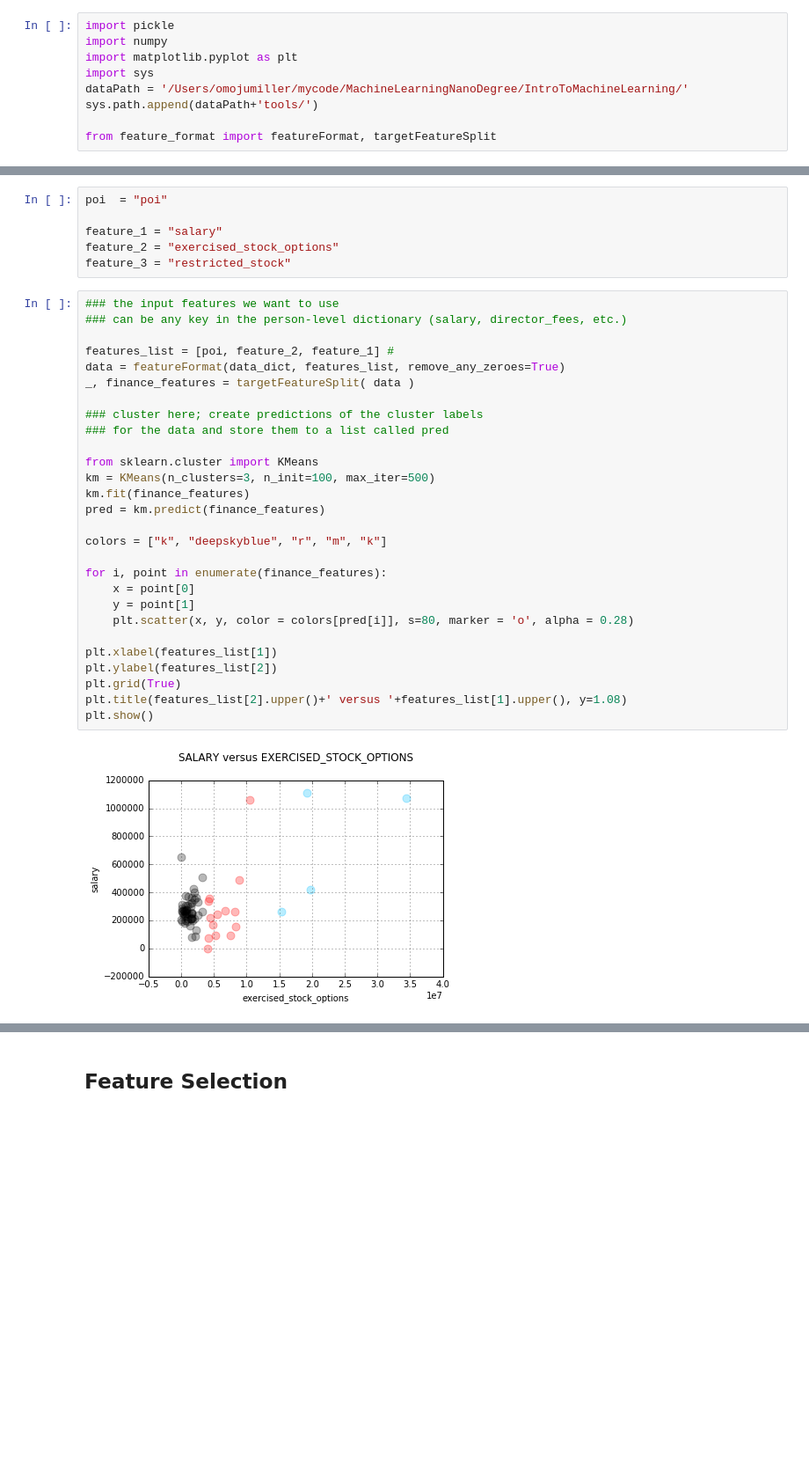
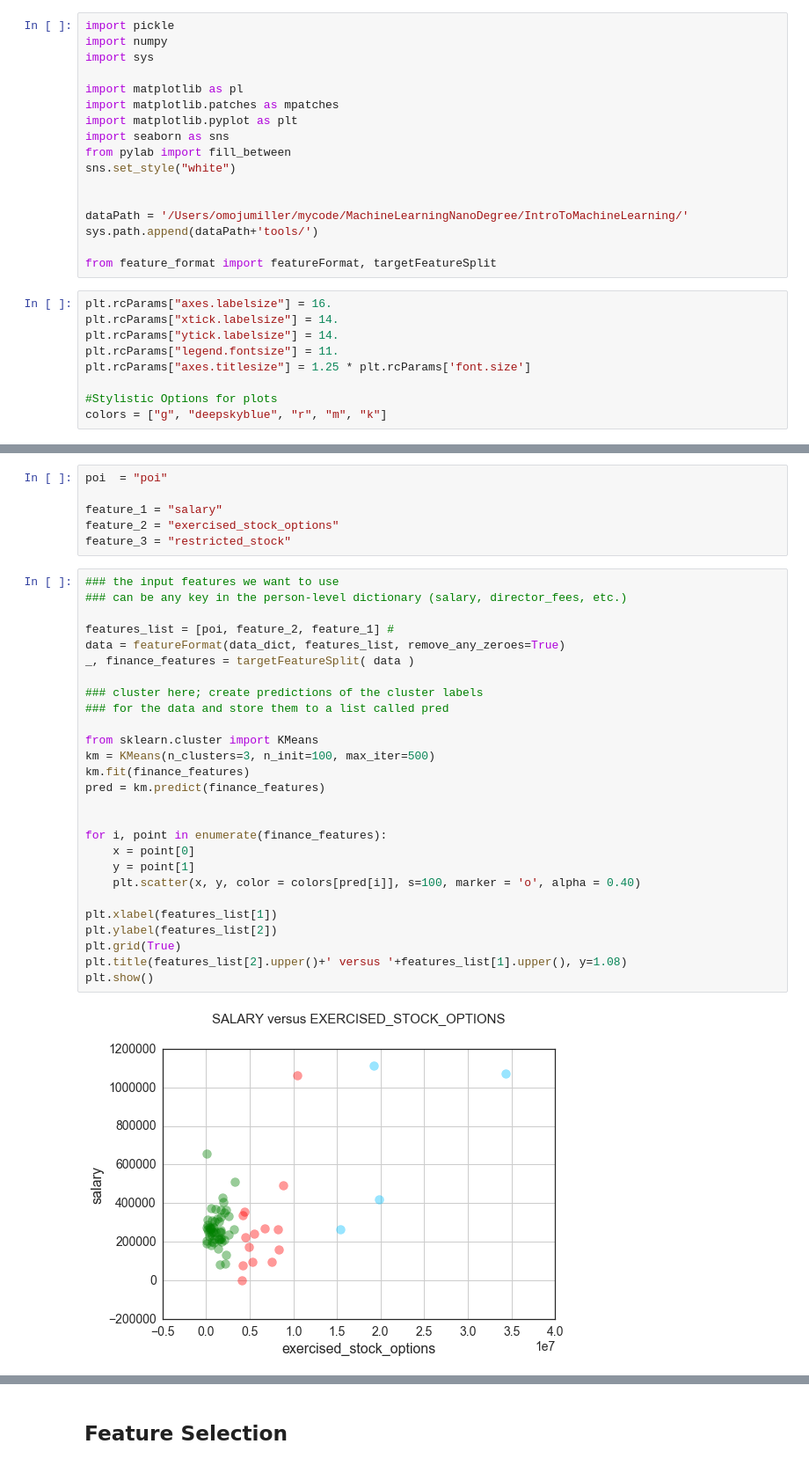
Before and after one commit to omoju/identifyFraudFromEnronEmail, a Jupyter notebook: clustering.ipynb, the cells around one changed output, grey strips where cells are left out. Shown at 88% size. Drawn from its saved outputs; the diff is of its cells as text; blank space fills up the shorter version.

```diff
--- a/clustering.ipynb
+++ b/clustering.ipynb
@@ -5,12 +5,29 @@ Populating the interactive namespace from numpy and matplotlib
 # %%
 import pickle
 import numpy
+import sys
+
+import matplotlib as pl
+import matplotlib.patches as mpatches
 import matplotlib.pyplot as plt
-import sys
+import seaborn as sns
+from pylab import fill_between
+sns.set_style("white")
+
+
 dataPath = '/Users/omojumiller/mycode/MachineLearningNanoDegree/IntroToMachineLearning/'
 sys.path.append(dataPath+'tools/')
 
 from feature_format import featureFormat, targetFeatureSplit
+# %%
+plt.rcParams["axes.labelsize"] = 16.
+plt.rcParams["xtick.labelsize"] = 14.
+plt.rcParams["ytick.labelsize"] = 14.
+plt.rcParams["legend.fontsize"] = 11.
+plt.rcParams["axes.titlesize"] = 1.25 * plt.rcParams['font.size']
+
+#Stylistic Options for plots
+colors = ["g", "deepskyblue", "r", "m", "k"]
 # %%
 ### load in the dict of dicts containing all the data on each person in the dataset
 data_dict = pickle.load( open('cleaned_dataset.pkl', "r") )
@@ -23,33 +40,32 @@ feature_3 = "restricted_stock"
 # %%
 ### the input features we want to use
 ### can be any key in the person-level dictionary (salary, director_fees, etc.)
 
 features_list = [poi, feature_2, feature_1] #
 data = featureFormat(data_dict, features_list, remove_any_zeroes=True)
 _, finance_features = targetFeatureSplit( data )
 
 ### cluster here; create predictions of the cluster labels
 ### for the data and store them to a list called pred
 
 from sklearn.cluster import KMeans
 km = KMeans(n_clusters=3, n_init=100, max_iter=500)
 km.fit(finance_features)
 pred = km.predict(finance_features)
 
-colors = ["k", "deepskyblue", "r", "m", "k"]
 
 for i, point in enumerate(finance_features):
     x = point[0]
     y = point[1]
-    plt.scatter(x, y, color = colors[pred[i]], s=80, marker = 'o', alpha = 0.28)
+    plt.scatter(x, y, color = colors[pred[i]], s=100, marker = 'o', alpha = 0.40)
 
 plt.xlabel(features_list[1])
 plt.ylabel(features_list[2])
 plt.grid(True)
 plt.title(features_list[2].upper()+' versus '+features_list[1].upper(), y=1.08)
 plt.show()
 # %% [output]
-[figure, old version]
+[figure, new version]
 # %%
 from sklearn.preprocessing import MinMaxScaler
 
```
Also changed, not shown: parts of 1 cell of this notebook, 2 other files.
